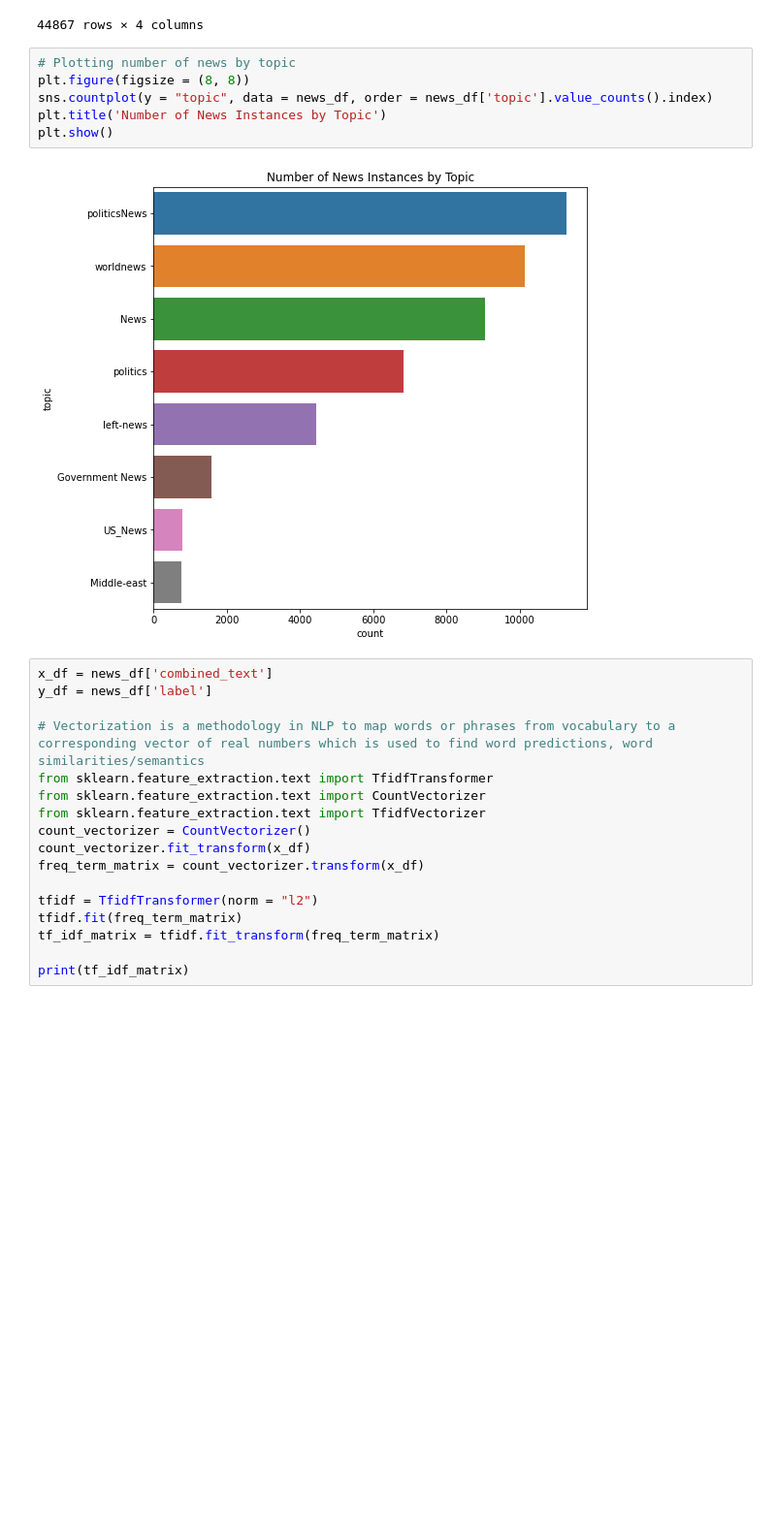
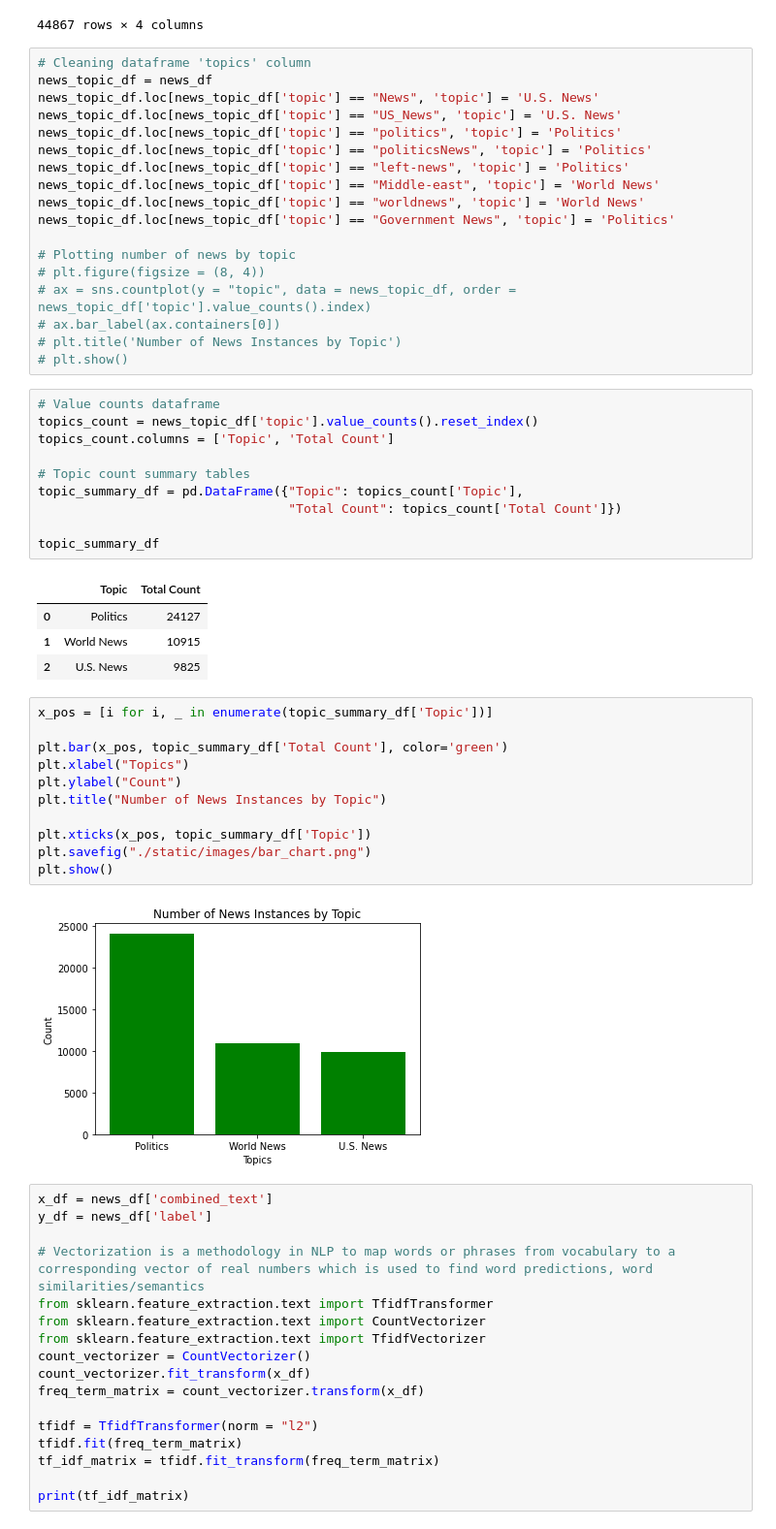
Before and after one commit to kevogil/fake-news-prediction, a Jupyter notebook: machine_learning.ipynb, the cells around one changed output. Shown at 97% size. Saved outputs shown, nothing was run; the diff lists cells and outputs as text; blank space fills up the shorter version.

```diff
--- a/machine_learning.ipynb
+++ b/machine_learning.ipynb
@@ -40,14 +40,52 @@ news_df
 | 44865 | worldnews | 2017-08-22 | 1.0 | lexisnexis withdrew two product c... |
 | 44866 | worldnews | 2017-08-22 | 1.0 | indonesia buy 114 billion worth r... |
 44867 rows × 4 columns
-# %%
-# Plotting number of news by topic
-plt.figure(figsize = (8, 8))
-sns.countplot(y = "topic", data = news_df, order = news_df['topic'].value_counts().index)
-plt.title('Number of News Instances by Topic')
-plt.show()
-# %% [output]
-[figure, removed]
+# %%
+# Cleaning dataframe 'topics' column
+news_topic_df = news_df
+news_topic_df.loc[news_topic_df['topic'] == "News", 'topic'] = 'U.S. News'
+news_topic_df.loc[news_topic_df['topic'] == "US_News", 'topic'] = 'U.S. News'
+news_topic_df.loc[news_topic_df['topic'] == "politics", 'topic'] = 'Politics'
+news_topic_df.loc[news_topic_df['topic'] == "politicsNews", 'topic'] = 'Politics'
+news_topic_df.loc[news_topic_df['topic'] == "left-news", 'topic'] = 'Politics'
+news_topic_df.loc[news_topic_df['topic'] == "Middle-east", 'topic'] = 'World News'
+news_topic_df.loc[news_topic_df['topic'] == "worldnews", 'topic'] = 'World News'
+news_topic_df.loc[news_topic_df['topic'] == "Government News", 'topic'] = 'Politics'
+
+# Plotting number of news by topic
+# plt.figure(figsize = (8, 4))
+# ax = sns.countplot(y = "topic", data = news_topic_df, order = news_topic_df['topic'].value_counts().index)
+# ax.bar_label(ax.containers[0])
+# plt.title('Number of News Instances by Topic')
+# plt.show()
+# %%
+# Value counts dataframe
+topics_count = news_topic_df['topic'].value_counts().reset_index()
+topics_count.columns = ['Topic', 'Total Count']
+
+# Topic count summary tables
+topic_summary_df = pd.DataFrame({"Topic": topics_count['Topic'],
+                                 "Total Count": topics_count['Total Count']})
+
+topic_summary_df
+# %% [output]
+|  | Topic | Total Count |
+| 0 | Politics | 24127 |
+| 1 | World News | 10915 |
+| 2 | U.S. News | 9825 |
+# %%
+x_pos = [i for i, _ in enumerate(topic_summary_df['Topic'])]
+
+plt.bar(x_pos, topic_summary_df['Total Count'], color='green')
+plt.xlabel("Topics")
+plt.ylabel("Count")
+plt.title("Number of News Instances by Topic")
+
+plt.xticks(x_pos, topic_summary_df['Topic'])
+plt.savefig("./static/images/bar_chart.png")
+plt.show()
+# %% [output]
+[figure, added]
 # %%
 x_df = news_df['combined_text']
 y_df = news_df['label']
```
Also changed, not shown: 4 other files.
